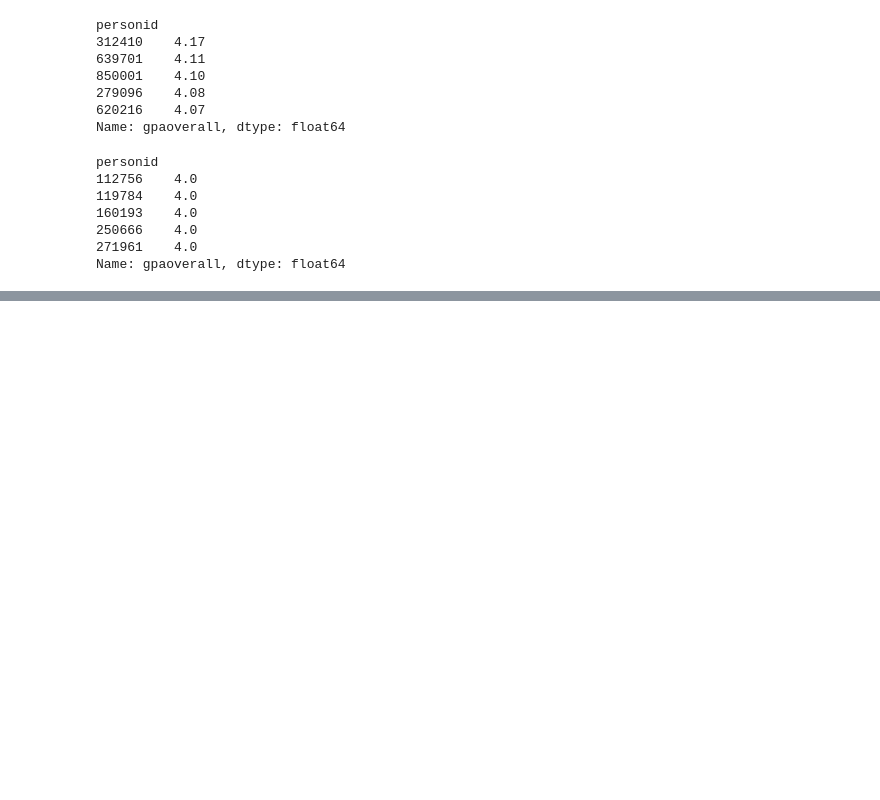
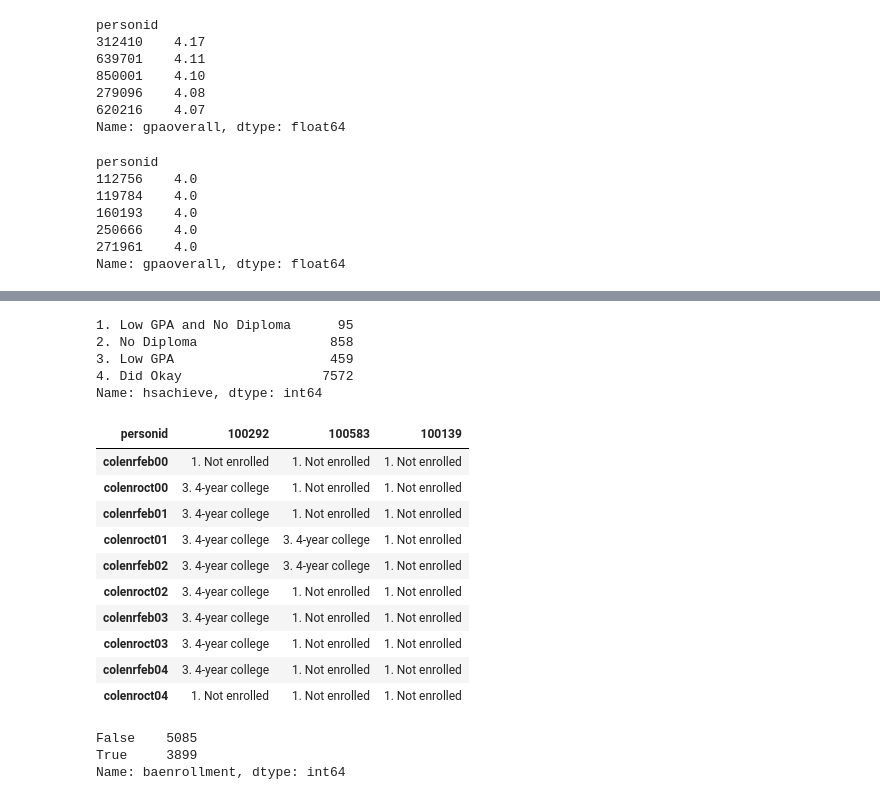
Before and after one commit to Mikma03/Python-Data-Cleaning, a Jupyter notebook: Chapter06/chapter_6_practising.ipynb, the cells around one changed output, grey strips where cells are left out. Drawn from its saved outputs; the diff is of its cells as text; code cells hidden in the pictures; blank space fills up the shorter version.

```diff
--- a/Chapter06/chapter_6_practising.ipynb
+++ b/Chapter06/chapter_6_practising.ipynb
@@ -312,3 +312,11 @@ personid
 250666    4.0
 271961    4.0
 Name: gpaoverall, dtype: float64
+# %%
+import pandas as pd
+import numpy as np
+
+
+nls97 = pd.read_csv("data/nls97b.csv")
+nls97.set_index("personid", inplace=True)
+landtemps = pd.read_csv("data/landtemps2019avgs.csv")
@@ -314,0 +369,22 @@ Name: gpaoverall, dtype: float64
+# %%
+nls97.hsachieve.value_counts().sort_index()
+# %% [output]
+1. Low GPA and No Diploma      95
+2. No Diploma                 858
+3. Low GPA                    459
+4. Did Okay                  7572
+Name: hsachieve, dtype: int64
+# %%
+nls97.loc[[100292,100583,100139], 'colenrfeb00':'colenroct04'].T
+# %% [output]
+| personid | 100292 | 100583 | 100139 |
+| colenrfeb00 | 1. Not enrolled | 1. Not enrolled | 1. Not enrolled |
+| colenroct00 | 3. 4-year college | 1. Not enrolled | 1. Not enrolled |
+| colenrfeb01 | 3. 4-year college | 1. Not enrolled | 1. Not enrolled |
+| colenroct01 | 3. 4-year college | 3. 4-year college | 1. Not enrolled |
+| colenrfeb02 | 3. 4-year college | 3. 4-year college | 1. Not enrolled |
+| colenroct02 | 3. 4-year college | 1. Not enrolled | 1. Not enrolled |
+| colenrfeb03 | 3. 4-year college | 1. Not enrolled | 1. Not enrolled |
+| colenroct03 | 3. 4-year college | 1. Not enrolled | 1. Not enrolled |
+| colenrfeb04 | 3. 4-year college | 1. Not enrolled | 1. Not enrolled |
+| colenroct04 | 1. Not enrolled | 1. Not enrolled | 1. Not enrolled |
@@ -314,0 +393,6 @@ Name: gpaoverall, dtype: float64
+# %%
+nls97.baenrollment.value_counts()
+# %% [output]
+False    5085
+True     3899
+Name: baenrollment, dtype: int64
```
Also changed, not shown: parts of 28 cells of this notebook.
